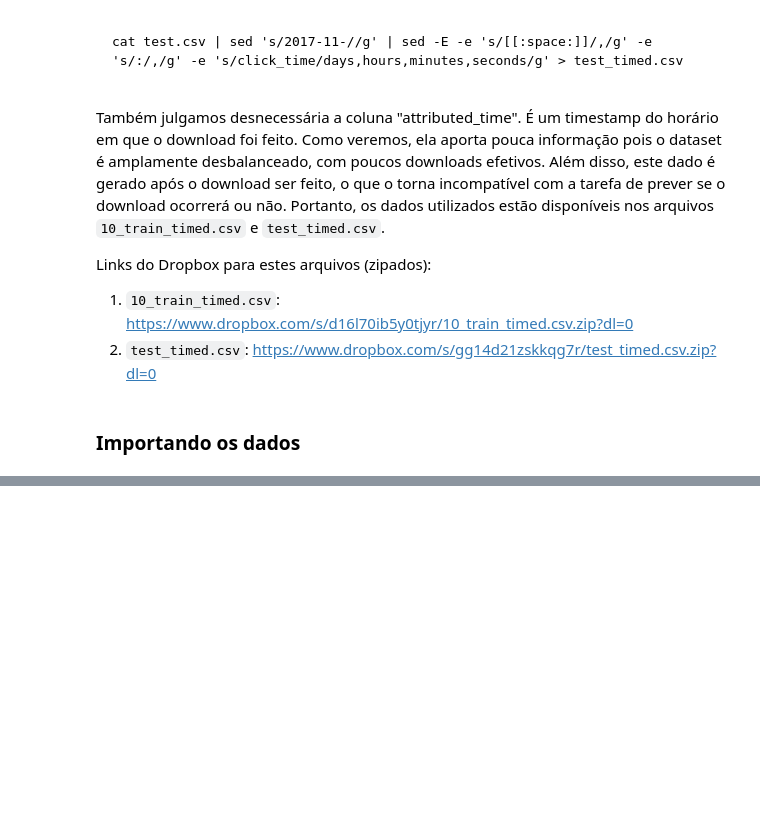
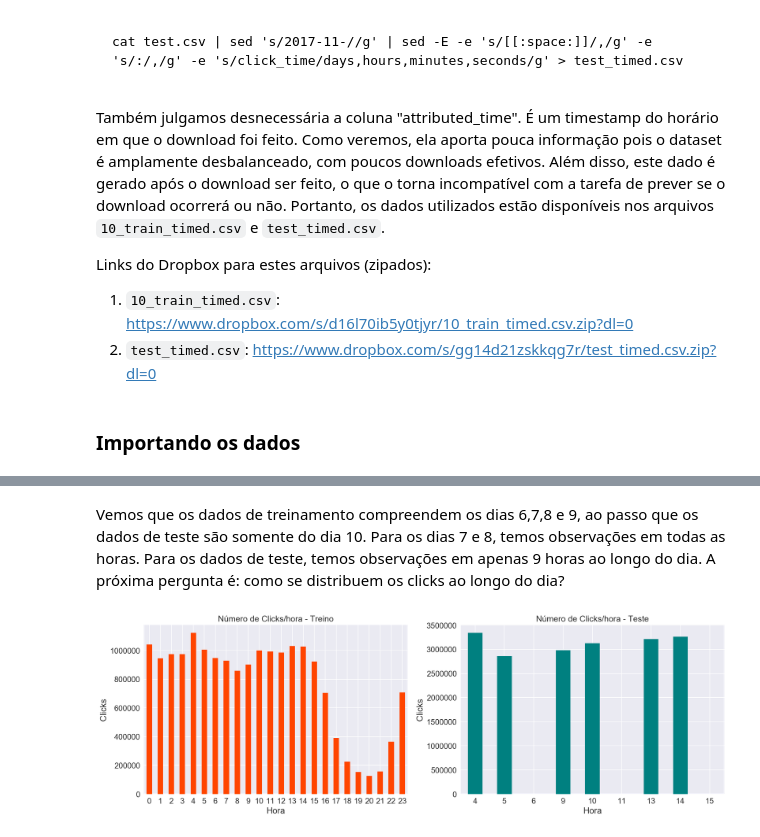
Before and after one commit to rgriva/Kaggle, a Jupyter notebook: EDA-Final.ipynb, the cells around one changed output, grey strips where cells are left out. Saved outputs shown, nothing was run; the diff lists cells and outputs as text; code cells hidden in the pictures; blank space fills up the shorter version.

```diff
--- a/EDA-Final.ipynb
+++ b/EDA-Final.ipynb
@@ -42,0 +199,23 @@ path_raul = '/Users/Raul/Desktop/'
+# %% [markdown]
+Vemos que os dados de treinamento compreendem os dias 6,7,8 e 9, ao passo que os dados de teste são somente do dia 10. Para os dias 7 e 8, temos observações em todas as horas. Para os dados de teste, temos observações em apenas 9 horas ao longo do dia. A próxima pergunta é: como se distribuem os clicks ao longo do dia?
+# %%
+# Plotando número a dispersão de clicks ao longo do dia
+fig, axs = plt.subplots(1,2, figsize = (20,6))
+
+# Para os dados de treinamento:
+train['hours'].value_counts(sort = False).plot(kind = 'bar', ax = axs[0], color = 'orangered',
+                title = 'Número de Clicks/hora - Treino');
+axs[0].set_xlabel('Hora');
+axs[0].set_ylabel('Clicks');
+axs[0].tick_params(axis = 'x', labelrotation = 1)
+axs[0].title.set_size(16)
+
+#Para os dados de teste:
+test['hours'].value_counts(sort = False).plot(kind = 'bar', ax = axs[1], color = 'teal',
+                title = 'Número de Clicks/hora - Teste');
+axs[1].set_xlabel('Hora');
+axs[1].set_ylabel('Clicks');
+axs[1].tick_params(axis = 'x', labelrotation = 1)
+axs[1].title.set_size(16)
+# %% [output]
+[figure, added]
```
Also changed, not shown: parts of 29 cells of this notebook.
